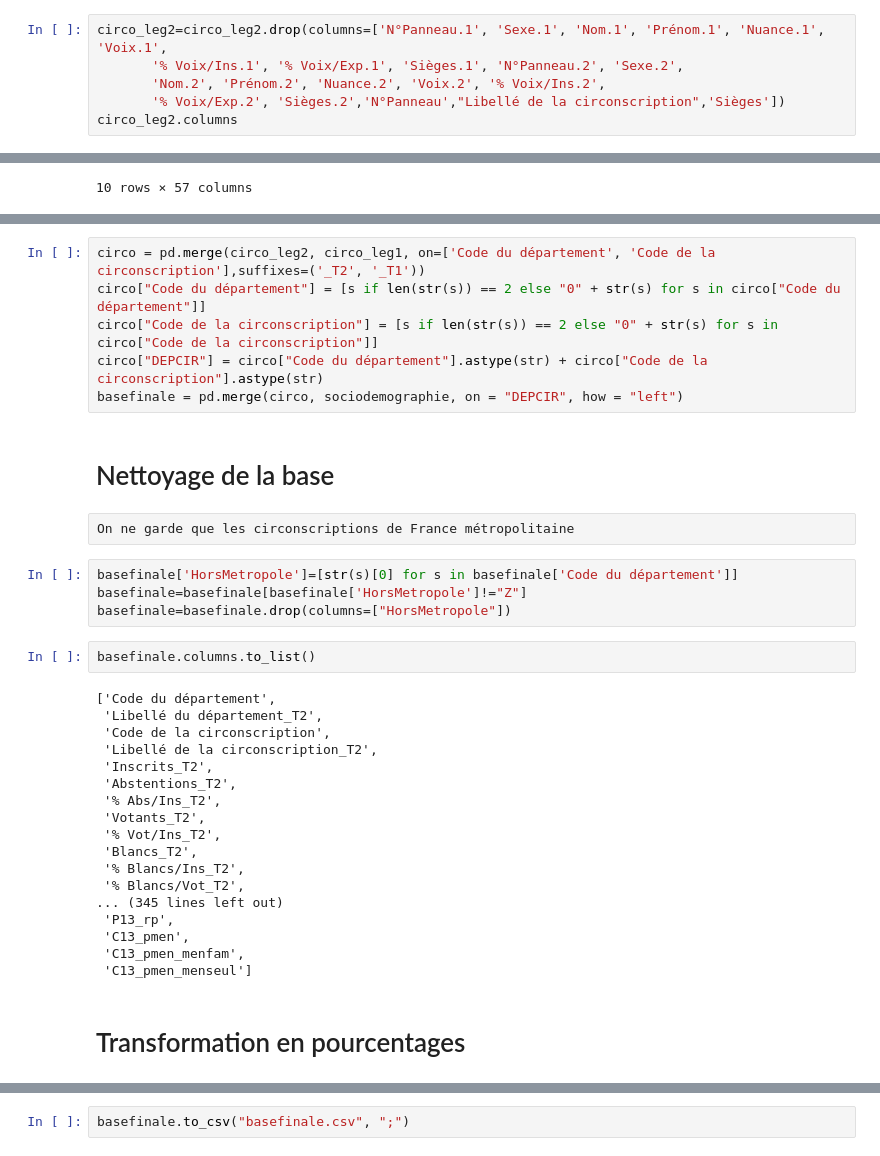
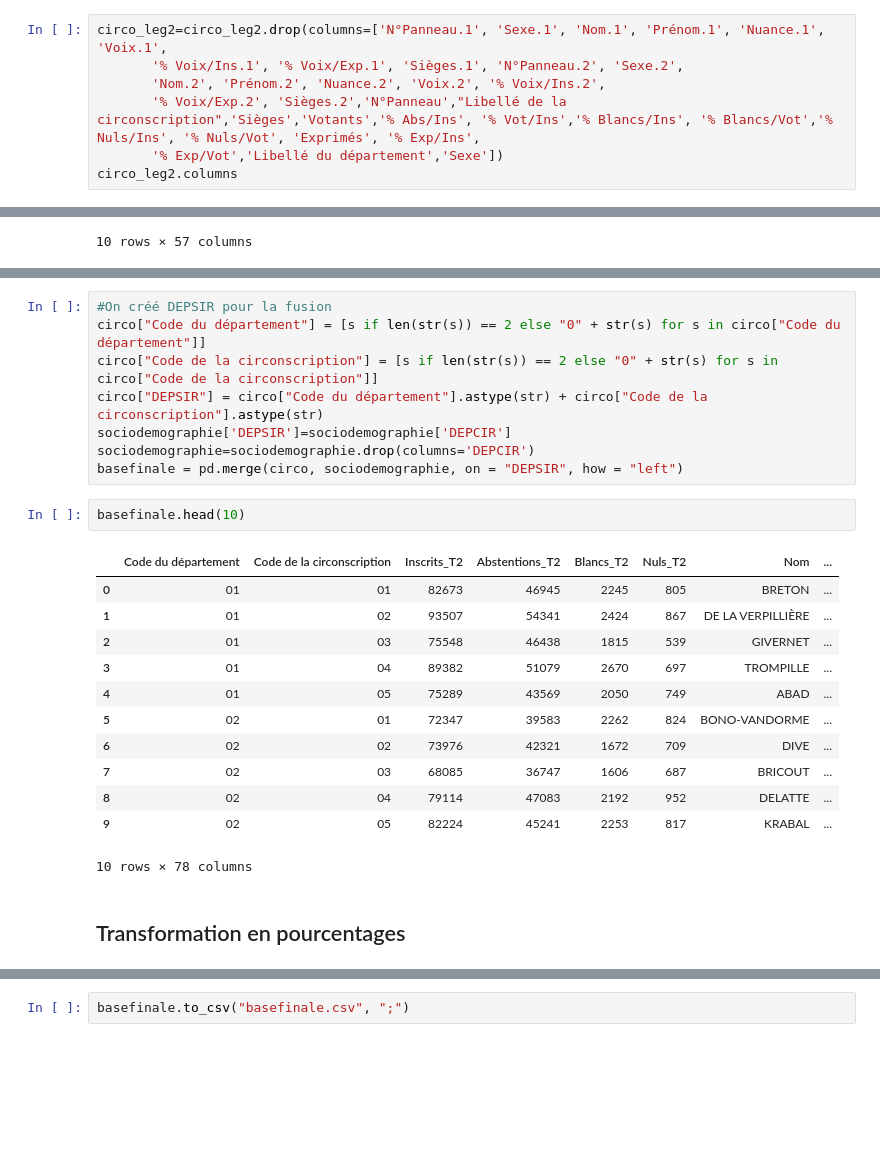
Before and after one commit to p-contamin/Prediction-de-l-activite-des-deputes-francais, a Jupyter notebook: 1. Rassemblement des données/Script circonscriptions .ipynb, the cells around one changed output, grey strips where cells are left out. Cells and saved outputs as stored; diff of their text form; blank space fills up the shorter version.

```diff
--- a/1. Rassemblement des données/Script circonscriptions .ipynb
+++ b/1. Rassemblement des données/Script circonscriptions .ipynb
@@ -13,6 +25,7 @@ On ne garde des données que sur le député élu. Au second tour, c'est assez f
 circo_leg2=circo_leg2.drop(columns=['N°Panneau.1', 'Sexe.1', 'Nom.1', 'Prénom.1', 'Nuance.1', 'Voix.1',
        '% Voix/Ins.1', '% Voix/Exp.1', 'Sièges.1', 'N°Panneau.2', 'Sexe.2',
        'Nom.2', 'Prénom.2', 'Nuance.2', 'Voix.2', '% Voix/Ins.2',
-       '% Voix/Exp.2', 'Sièges.2','N°Panneau',"Libellé de la circonscription",'Sièges'])
+       '% Voix/Exp.2', 'Sièges.2','N°Panneau',"Libellé de la circonscription",'Sièges','Votants','% Abs/Ins', '% Vot/Ins','% Blancs/Ins', '% Blancs/Vot','% Nuls/Ins', '% Nuls/Vot', 'Exprimés', '% Exp/Ins',
+       '% Exp/Vot','Libellé du département','Sexe'])
 circo_leg2.columns
 # %% [output]
@@ -62,36 +97,25 @@ https://www.insee.fr/fr/statistiques/2542357#dictionnaire
 # %%
-circo = pd.merge(circo_leg2, circo_leg1, on=['Code du département', 'Code de la circonscription'],suffixes=('_T2', '_T1'))
+#On créé DEPSIR pour la fusion
 circo["Code du département"] = [s if len(str(s)) == 2 else "0" + str(s) for s in circo["Code du département"]]
 circo["Code de la circonscription"] = [s if len(str(s)) == 2 else "0" + str(s) for s in circo["Code de la circonscription"]]
-circo["DEPCIR"] = circo["Code du département"].astype(str) + circo["Code de la circonscription"].astype(str)
-basefinale = pd.merge(circo, sociodemographie, on = "DEPCIR", how = "left")
+circo["DEPSIR"] = circo["Code du département"].astype(str) + circo["Code de la circonscription"].astype(str)
+sociodemographie['DEPSIR']=sociodemographie['DEPCIR']
+sociodemographie=sociodemographie.drop(columns='DEPCIR')
+basefinale = pd.merge(circo, sociodemographie, on = "DEPSIR", how = "left")
-# %% [markdown]
-# Nettoyage de la base
-# %% [raw]
-On ne garde que les circonscriptions de France métropolitaine
-# %%
-basefinale['HorsMetropole']=[str(s)[0] for s in basefinale['Code du département']]
-basefinale=basefinale[basefinale['HorsMetropole']!="Z"]
-basefinale=basefinale.drop(columns=["HorsMetropole"])
-# %%
-basefinale.columns.to_list()
-# %% [output]
-['Code du département',
- 'Libellé du département_T2',
- 'Code de la circonscription',
- 'Libellé de la circonscription_T2',
- 'Inscrits_T2',
- 'Abstentions_T2',
- '% Abs/Ins_T2',
- 'Votants_T2',
- '% Vot/Ins_T2',
- 'Blancs_T2',
- '% Blancs/Ins_T2',
- '% Blancs/Vot_T2',
-... (345 lines left out)
- 'P13_rp',
- 'C13_pmen',
- 'C13_pmen_menfam',
- 'C13_pmen_menseul']
+# %%
+basefinale.head(10)
+# %% [output]
+|  | Code du département | Code de la circonscription | Inscrits_T2 | Abstentions_T2 | Blancs_T2 | Nuls_T2 | Nom | ... |
+| 0 | 01 | 01 | 82673 | 46945 | 2245 | 805 | BRETON | ... |
+| 1 | 01 | 02 | 93507 | 54341 | 2424 | 867 | DE LA VERPILLIÈRE | ... |
+| 2 | 01 | 03 | 75548 | 46438 | 1815 | 539 | GIVERNET | ... |
+| 3 | 01 | 04 | 89382 | 51079 | 2670 | 697 | TROMPILLE | ... |
+| 4 | 01 | 05 | 75289 | 43569 | 2050 | 749 | ABAD | ... |
+| 5 | 02 | 01 | 72347 | 39583 | 2262 | 824 | BONO-VANDORME | ... |
+| 6 | 02 | 02 | 73976 | 42321 | 1672 | 709 | DIVE | ... |
+| 7 | 02 | 03 | 68085 | 36747 | 1606 | 687 | BRICOUT | ... |
+| 8 | 02 | 04 | 79114 | 47083 | 2192 | 952 | DELATTE | ... |
+| 9 | 02 | 05 | 82224 | 45241 | 2253 | 817 | KRABAL | ... |
+10 rows × 78 columns
 # %% [markdown]
-# Transformation en pourcentages
+## Transformation en pourcentages
```
Also changed, not shown: parts of 18 cells of this notebook.
